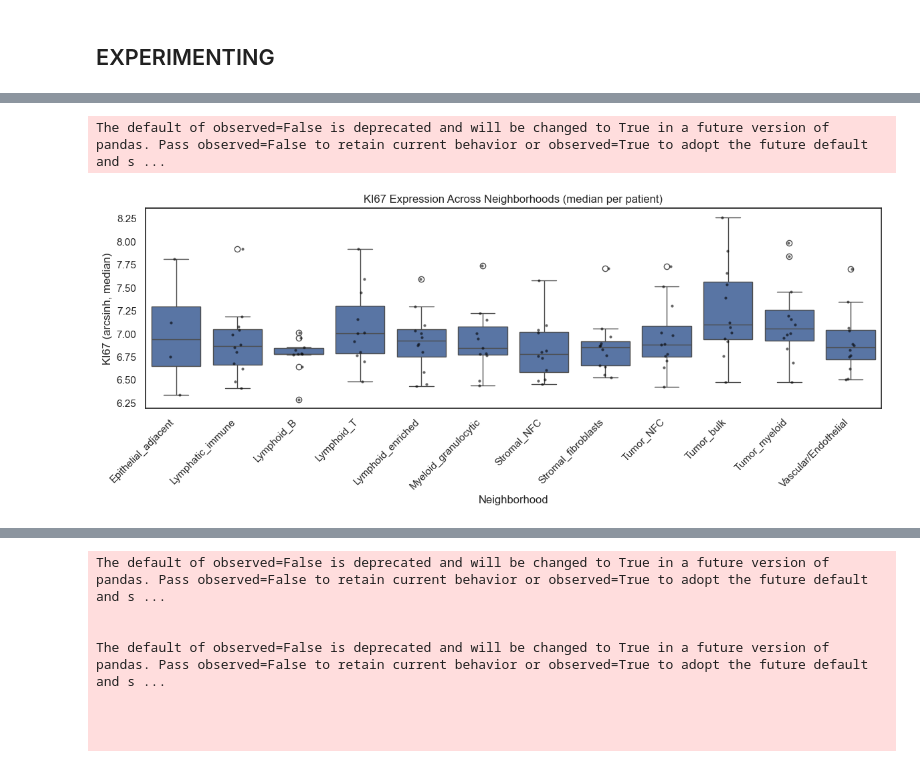
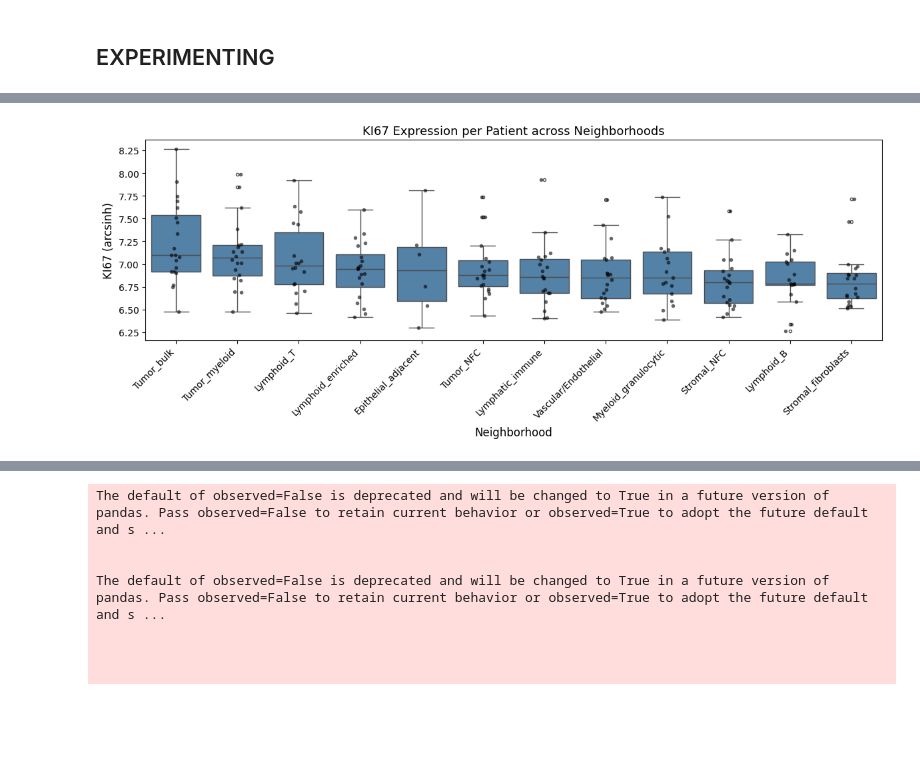
Before and after one commit to SchapiroLabor/NUT_spatial, a Jupyter notebook: niches_clustering/niche_clustering.ipynb, the cells around one changed output, grey strips where cells are left out. Cells and saved outputs as stored; diff of their text form; code cells hidden in the pictures; blank space fills up the shorter version.

```diff
--- a/niches_clustering/niche_clustering.ipynb
+++ b/niches_clustering/niche_clustering.ipynb
@@ -268,28 +256,63 @@ Text(0.5, 1.0, 'KI67 expression across neighborhoods')
 # %%
 import pandas as pd
+import numpy as np
 import matplotlib.pyplot as plt
 import seaborn as sns
 
-# Build a DataFrame with KI67 arcsinh values + metadata
-ki67_idx = adata_unified.var_names.get_loc("KI67")
-df = adata_unified.obs[["patient_ID", "neighborhood"]].copy()
-df["KI67"] = adata_unified.layers["arcsinh"][:, ki67_idx]
+# Extract KI67 arcsinh values
+ki67_idx = list(adata_unified.var_names).index("KI67")
+ki67_values = adata_unified.layers["arcsinh"][:, ki67_idx]
 
-# Aggregate: median per patient per neighborhood
-df_agg = df.groupby(["patient_ID", "neighborhood"])["KI67"].median().reset_index()
+# Build a dataframe with per-cell values + metadata
+df = pd.DataFrame({
+    "KI67": np.array(ki67_values).flatten(),
+    "neighborhood": adata_unified.obs["neighborhood"].values,
+    "patient_exp": adata_unified.obs["patient_exp"].values,
+})
+
+# Aggregate to patient level: median KI67 per patient per neighborhood
+patient_df = (
+    df.groupby(["neighborhood", "patient_exp"])["KI67"]
+    .median()
+    .reset_index()
+)
+
+# Compute neighborhood-level median (of patient medians) for ordering
+neighborhood_order = (
+    patient_df.groupby("neighborhood")["KI67"]
+    .median()
+    .sort_values(ascending=False)
+    .index.tolist()
+)
 
 # Plot
 fig, ax = plt.subplots(figsize=(12, 5))
-sns.boxplot(data=df_agg, x="neighborhood", y="KI67", ax=ax)
-sns.stripplot(data=df_agg, x="neighborhood", y="KI67", ax=ax,
-              color="black", size=3, alpha=0.6)
+sns.boxplot(
+    data=patient_df,
+    x="neighborhood",
+    y="KI67",
+    order=neighborhood_order,
+    color="steelblue",
+    fliersize=3,
+    ax=ax,
+)
+sns.stripplot(
+    data=patient_df,
+    x="neighborhood",
+    y="KI67",
+    order=neighborhood_order,
+    color="black",
+    alpha=0.6,
+    size=4,
+    jitter=True,
+    ax=ax,
+)
 
-ax.set_title("KI67 Expression Across Neighborhoods (median per patient)")
-ax.set_xlabel("Neighborhood")
-ax.set_ylabel("KI67 (arcsinh, median)")
-plt.xticks(rotation=45, ha="right")
+ax.set_xlabel("Neighborhood", fontsize=12)
+ax.set_ylabel("KI67 (arcsinh)", fontsize=12)
+ax.set_title("KI67 Expression per Patient across Neighborhoods", fontsize=13)
+ax.set_xticklabels(ax.get_xticklabels(), rotation=45, ha="right")
 plt.tight_layout()
 plt.show()
 # %% [output]
-The default of observed=False is deprecated and will be changed to True in a future version of pandas. Pass observed=False to retain current behavior or observed=True to adopt the future default and s ...
-[figure, old version]
+[figure, new version]
```
Also changed, not shown: parts of 5 cells of this notebook, 2 other files.
